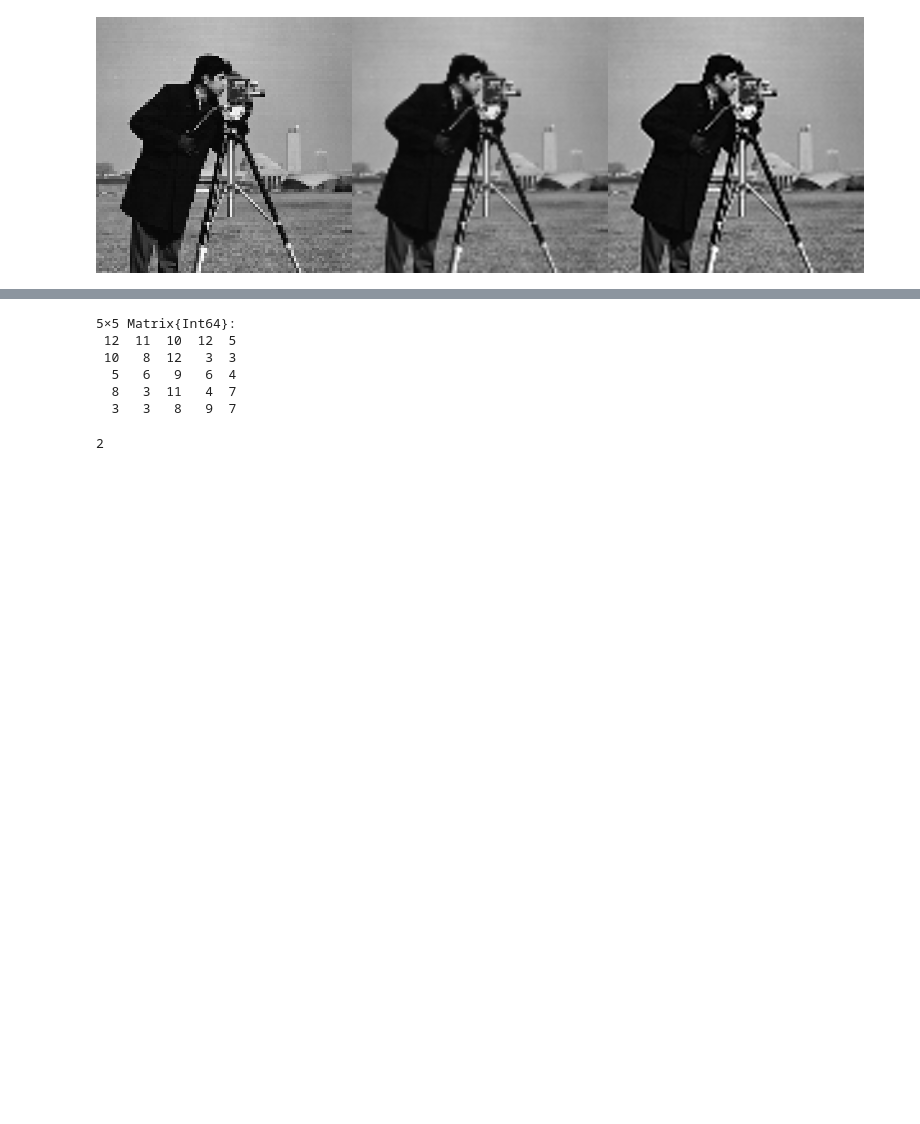
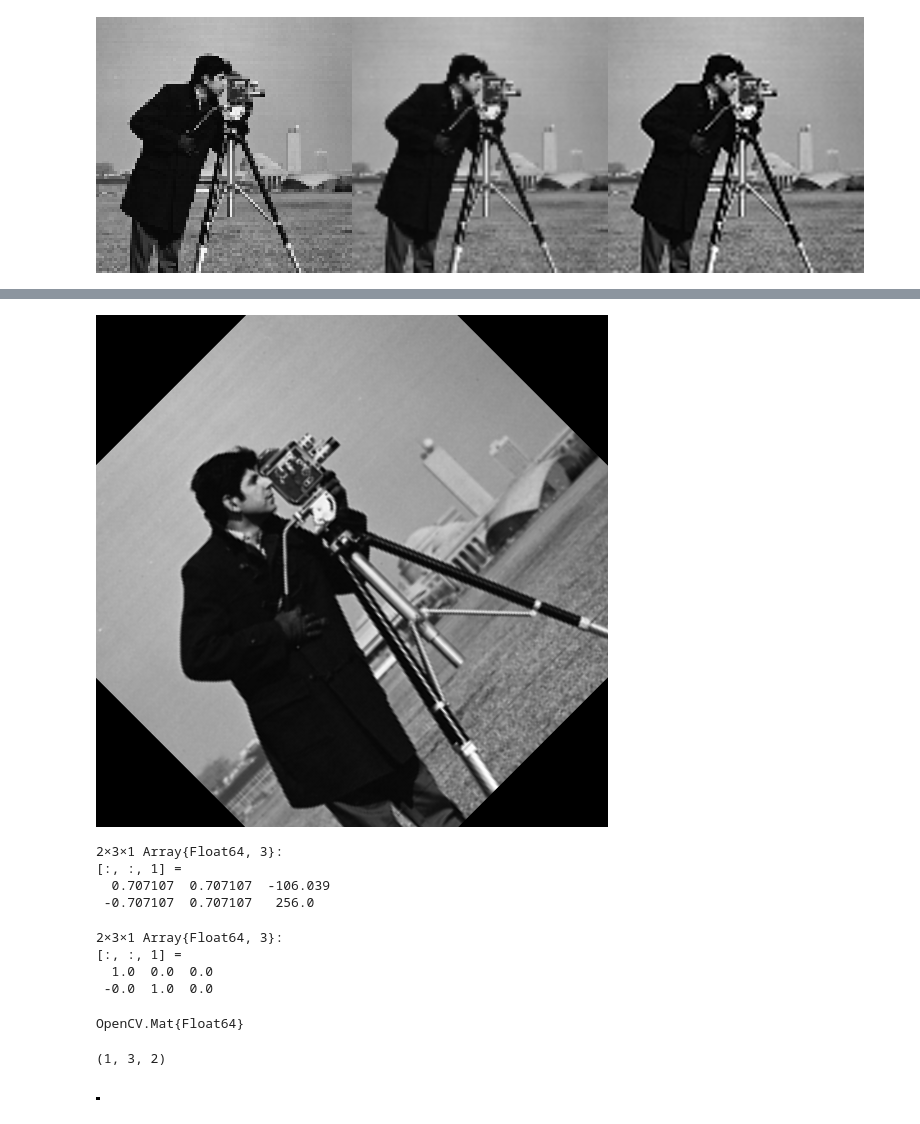
Before and after one commit to Julia-KAERI/NumericalAnalysis, a Jupyter notebook: src/image_processing/notebooks/image01.ipynb, the cells around one changed output, grey strips where cells are left out. Drawn from its saved outputs; the diff is of its cells as text; code cells hidden in the pictures; blank space fills up the shorter version.

```diff
--- a/src/image_processing/notebooks/image01.ipynb
+++ b/src/image_processing/notebooks/image01.ipynb
@@ -159,13 +182,34 @@ conv2d (generic function with 1 method)
-# %%
-conv2d(A, k)
-# %% [output]
-5×5 Matrix{Int64}:
- 12  11  10  12  5
- 10   8  12   3  3
-  5   6   9   6  4
-  8   3  11   4  7
-  3   3   8   9  7
-# %%
-div(5, 2)
-# %% [output]
-2
+# %%
+
+h, w = Int32.(size(img0)[2:3])
+cX, cY = Float32(h/2), Float32(w/2)
+M = cv.getRotationMatrix2D(cv.Point(cX, cY), 45.0, 1.0)
+rotated_45 = cv.warpAffine(img0, M, cv.Size(w, h))
+# %% [output]
+[figure, added]
+# %%
+mat2arr(cv.getRotationMatrix2D(cv.Point(cX, cY), 45.0, 1.0))
+# %% [output]
+2×3×1 Array{Float64, 3}:
+[:, :, 1] =
+  0.707107  0.707107  -106.039
+ -0.707107  0.707107   256.0
+# %%
+mat2arr(cv.getRotationMatrix2D(cv.Point(cX, cY), 0.0, 1.0))
+# %% [output]
+2×3×1 Array{Float64, 3}:
+[:, :, 1] =
+  1.0  0.0  0.0
+ -0.0  1.0  0.0
+# %%
+typeof(cv.getRotationMatrix2D(cv.Point(cX, cY), 45.0, 1.0))
+# %% [output]
+OpenCV.Mat{Float64}
+# %%
+size(cv.getRotationMatrix2D(cv.Point(cX, cY), 45.0, 1.0))
+# %% [output]
+(1, 3, 2)
+# %%
+M2=arr2mat(Float32.([1/√2 1/√2 -256; -1/√2 1/√2 -256]))
+# %% [output]
+[figure, added]
```
Also changed, not shown: parts of 12 cells of this notebook, 16 other files.
